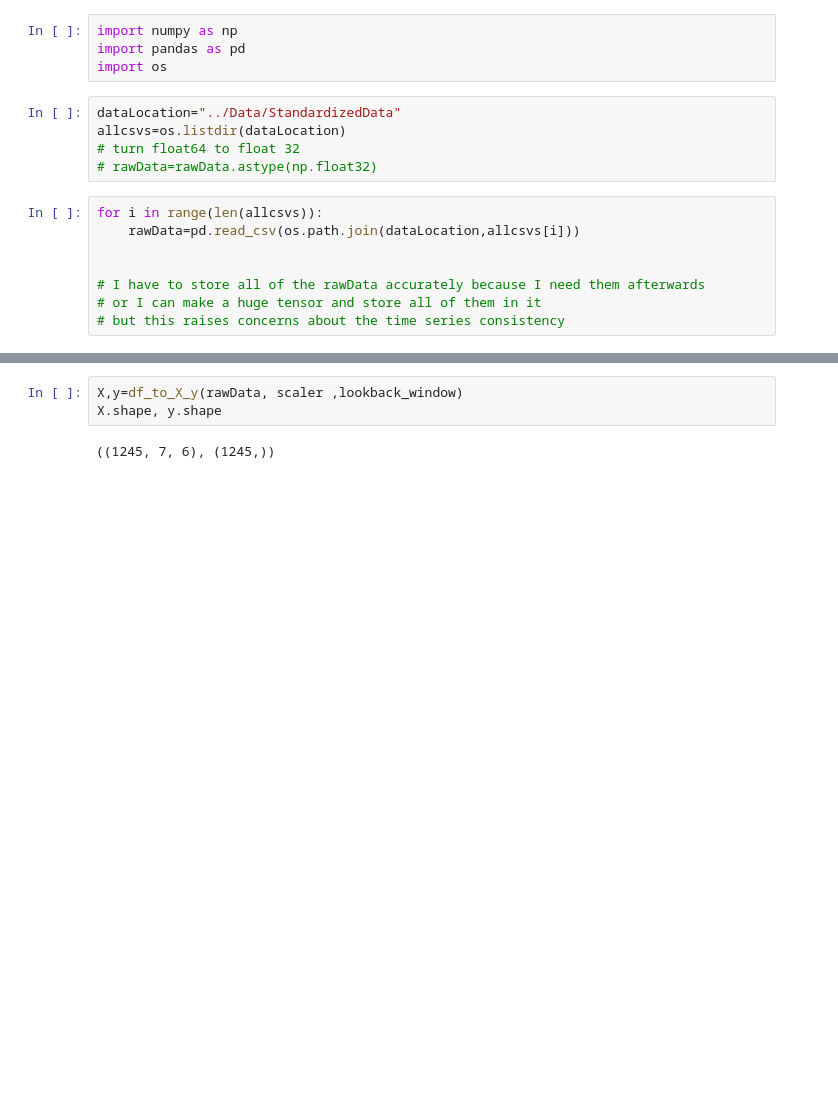
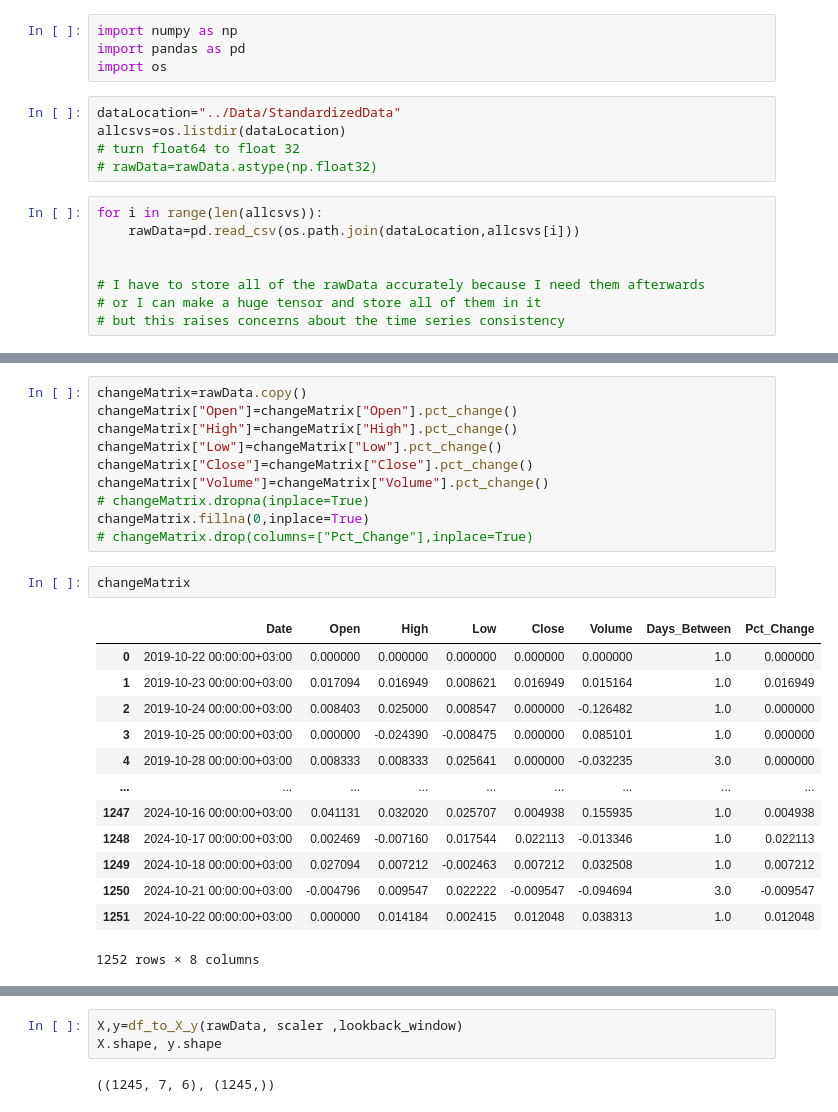
Before and after one commit to cheeseburgerhere/FinanceTrader, a Jupyter notebook: Model/LSTMwithKeras.ipynb, the cells around one changed output, grey strips where cells are left out. Drawn from its saved outputs; the diff is of its cells as text; blank space fills up the shorter version.

```diff
--- a/Model/LSTMwithKeras.ipynb
+++ b/Model/LSTMwithKeras.ipynb
@@ -34,3 +18,29 @@ rawData
+# %%
+changeMatrix=rawData.copy()
+changeMatrix["Open"]=changeMatrix["Open"].pct_change()
+changeMatrix["High"]=changeMatrix["High"].pct_change()
+changeMatrix["Low"]=changeMatrix["Low"].pct_change()
+changeMatrix["Close"]=changeMatrix["Close"].pct_change()
+changeMatrix["Volume"]=changeMatrix["Volume"].pct_change()
+# changeMatrix.dropna(inplace=True)
+changeMatrix.fillna(0,inplace=True)
+# changeMatrix.drop(columns=["Pct_Change"],inplace=True)
+# %%
+changeMatrix
+# %% [output]
+|  | Date | Open | High | Low | Close | Volume | Days_Between | Pct_Change |
+| 0 | 2019-10-22 00:00:00+03:00 | 0.000000 | 0.000000 | 0.000000 | 0.000000 | 0.000000 | 1.0 | 0.000000 |
+| 1 | 2019-10-23 00:00:00+03:00 | 0.017094 | 0.016949 | 0.008621 | 0.016949 | 0.015164 | 1.0 | 0.016949 |
+| 2 | 2019-10-24 00:00:00+03:00 | 0.008403 | 0.025000 | 0.008547 | 0.000000 | -0.126482 | 1.0 | 0.000000 |
+| 3 | 2019-10-25 00:00:00+03:00 | 0.000000 | -0.024390 | -0.008475 | 0.000000 | 0.085101 | 1.0 | 0.000000 |
+| 4 | 2019-10-28 00:00:00+03:00 | 0.008333 | 0.008333 | 0.025641 | 0.000000 | -0.032235 | 3.0 | 0.000000 |
+| ... | ... | ... | ... | ... | ... | ... | ... | ... |
+| 1247 | 2024-10-16 00:00:00+03:00 | 0.041131 | 0.032020 | 0.025707 | 0.004938 | 0.155935 | 1.0 | 0.004938 |
+| 1248 | 2024-10-17 00:00:00+03:00 | 0.002469 | -0.007160 | 0.017544 | 0.022113 | -0.013346 | 1.0 | 0.022113 |
+| 1249 | 2024-10-18 00:00:00+03:00 | 0.027094 | 0.007212 | -0.002463 | 0.007212 | 0.032508 | 1.0 | 0.007212 |
+| 1250 | 2024-10-21 00:00:00+03:00 | -0.004796 | 0.009547 | 0.022222 | -0.009547 | -0.094694 | 3.0 | -0.009547 |
+| 1251 | 2024-10-22 00:00:00+03:00 | 0.000000 | 0.014184 | 0.002415 | 0.012048 | 0.038313 | 1.0 | 0.012048 |
+1252 rows × 8 columns
 # %%
 lookback_window=7
 #I don't have any idea which number is best
```
Also changed, not shown: parts of 11 cells of this notebook, 1 other file.
